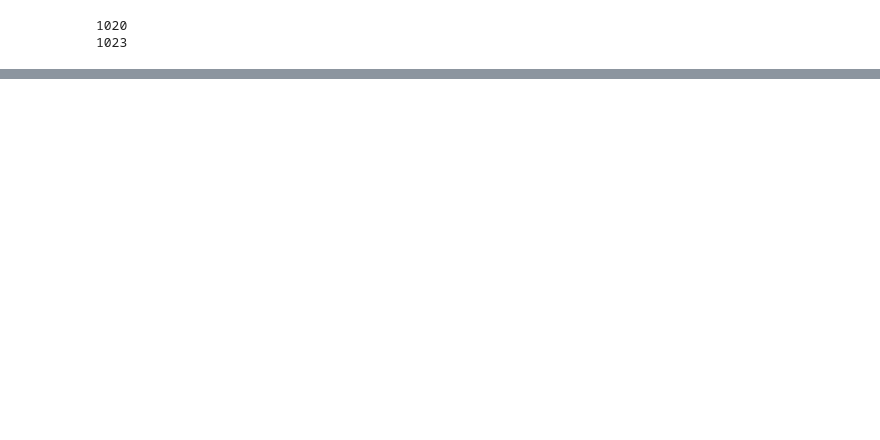
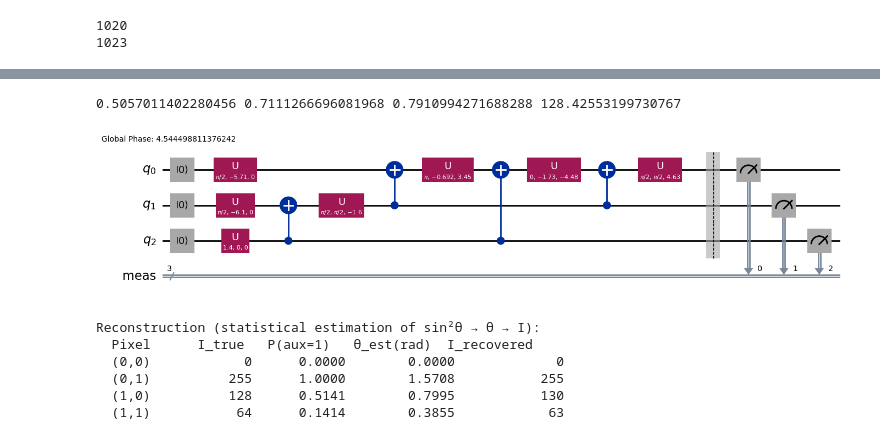
Before and after one commit to el-dAna/QIP, a Jupyter notebook: QPIE.ipynb, the cells around one changed output, grey strips where cells are left out. Cells and saved outputs as stored; diff of their text form; code cells hidden in the pictures; blank space fills up the shorter version.

```diff
--- a/QPIE.ipynb
+++ b/QPIE.ipynb
@@ -369,0 +759,42 @@ Original Image:
+# %%
+a = 50560/(49420+50560)
+a2 = np.sqrt(a)
+a3 = np.arcsin(a2)
+a4 = (a3/(np.pi/2))*255
+print(a, a2, a3, a4)
+# %% [output]
+0.5057011402280456 0.7111266696081968 0.7910994271688288 128.42553199730767
+# %%
+qc.decompose().decompose().decompose().decompose().decompose().decompose().draw('mpl', fold=1000)
+# %% [output]
+[figure, added]
+# %%
+
+position_counts = {}   # {(x,y): {aux_bit: count}}
+for bitstring, count in counts_frqi.items():
+    bs   = bitstring.replace(' ', '')[:n_qubits]
+    idx  = int(bs, 2)
+    y    = idx & 1
+    x    = (idx >> 1) & 1
+    aux  = (idx >> 2) & 1
+    if (x, y) not in position_counts:
+        position_counts[(x, y)] = {0: 0, 1: 0}
+    position_counts[(x, y)][aux] += count
+
+print("\nReconstruction (statistical estimation of sin²θ → θ → I):")
+print(f"  {'Pixel':8s} {'I_true':>8s} {'P(aux=1)':>10s} {'θ_est(rad)':>12s} {'I_recovered':>12s}")
+for x in range(rows):
+    for y in range(cols):
+        d = position_counts.get((x, y), {0: 1, 1: 0})
+        total    = d[0] + d[1]
+        p_aux1   = d[1] / total if total > 0 else 0
+        theta_est = np.arcsin(np.sqrt(p_aux1))
+        I_rec    = round(theta_est / (np.pi / 2) * 255)
+        print(f"  ({x},{y})     {img[x,y]:>8d}  {p_aux1:>10.4f}  {theta_est:>12.4f}  {I_rec:>12d}")
+# %% [output]
+Reconstruction (statistical estimation of sin²θ → θ → I):
+  Pixel      I_true   P(aux=1)   θ_est(rad)  I_recovered
+  (0,0)            0      0.0000        0.0000             0
+  (0,1)          255      1.0000        1.5708           255
+  (1,0)          128      0.5141        0.7995           130
+  (1,1)           64      0.1414        0.3855            63
```
Also changed, not shown: parts of 39 cells of this notebook.
